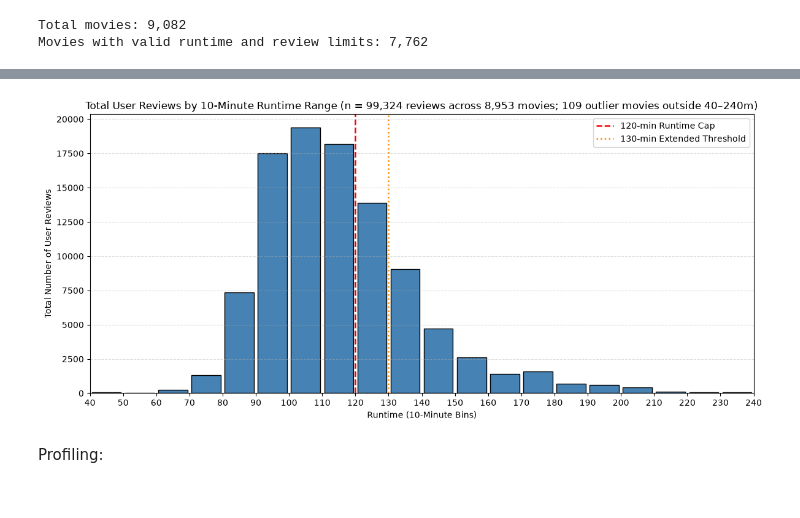
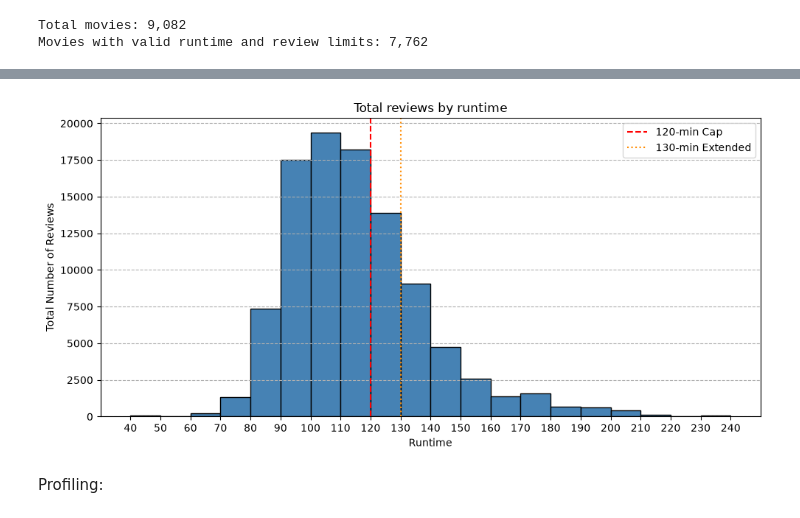
Before and after one commit to tmack92/mackay_tim_ban5003_sem_project_movies, a Jupyter notebook: notebooks/ban5003project.ipynb, the cells around one changed output, grey strips where cells are left out. Cells and saved outputs as stored; diff of their text form; code cells hidden in the pictures.

```diff
--- a/notebooks/ban5003project.ipynb
+++ b/notebooks/ban5003project.ipynb
@@ -115,46 +102,37 @@ plt.show()
 # %%
+## histo for all movies with at least a single review.
 
-valid_movies = movie_reviews[movie_reviews["runtime"] > 0].copy()
+bins = np.arange(40, 250, 10)
+in_range = movie_reviews[
+    (movie_reviews["runtime"] >= 40)
+    & (movie_reviews["runtime"] <= 240)
+    & (movie_reviews["rating_count"] >= 1)
+]
 
-# 10-minute bins from 40 to 240 minutes
-bins = np.arange(40, 250, 10)
-in_range = valid_movies[(valid_movies["runtime"] >= 40) & (valid_movies["runtime"] <= 240)]
-outliers = valid_movies[(valid_movies["runtime"] < 40) | (valid_movies["runtime"] > 240)]
-
-plt.figure(figsize=(12, 5.5))
-
-# Using weights='rating_count' sums total reviews in each 10-minute runtime bin
+plt.figure(figsize=(10, 5))
 plt.hist(
     in_range["runtime"],
     bins=bins,
     weights=in_range["rating_count"],
     edgecolor="black",
-    color="steelblue",
-    rwidth=0.88
+    color="steelblue"
 )
 
-# Reference lines for your 120-min cap and 130-min extended threshold
-plt.axvline(120, color="red", linestyle="--", linewidth=1.8, label="120-min Runtime Cap")
-plt.axvline(130, color="darkorange", linestyle=":", linewidth=1.8, label="130-min Extended Threshold")
+plt.axvline(120, color="red", linestyle="--", label="120-min Cap")
+plt.axvline(130, color="darkorange", linestyle=":", label="130-min Extended")
 
 plt.xticks(bins)
-plt.xlim(40, 240)
-plt.title(
-    f"Total User Reviews by 10-Minute Runtime Range "
-    f"(n = {int(in_range['rating_count'].sum()):,} reviews across {len(in_range):,} movies; "
-    f"{len(outliers)} outlier movies outside 40–240m)"
-)
-plt.xlabel("Runtime (10-Minute Bins)")
-plt.ylabel("Total Number of User Reviews")
-plt.grid(axis="y", linestyle="--", alpha=0.4)
+plt.title(f"Total reviews by runtime")
+plt.xlabel("Runtime")
+plt.ylabel("Total Number of Reviews")
+plt.grid(axis="y", linestyle="--")
 plt.legend()
 plt.tight_layout()
 
-# Save high-res image for your morning email
-plt.savefig("../outputs/reviews_by_runtime_10min.png", dpi=300, bbox_inches="tight")
+plt.savefig("../outputs/reviews_by_runtime.png")
 plt.show()
 # %% [output]
-[figure, old version]
+[figure, new version]
 # %% [markdown]
 Profiling:
 # %%
```
Also changed, not shown: parts of 6 cells of this notebook, 4 other files.
